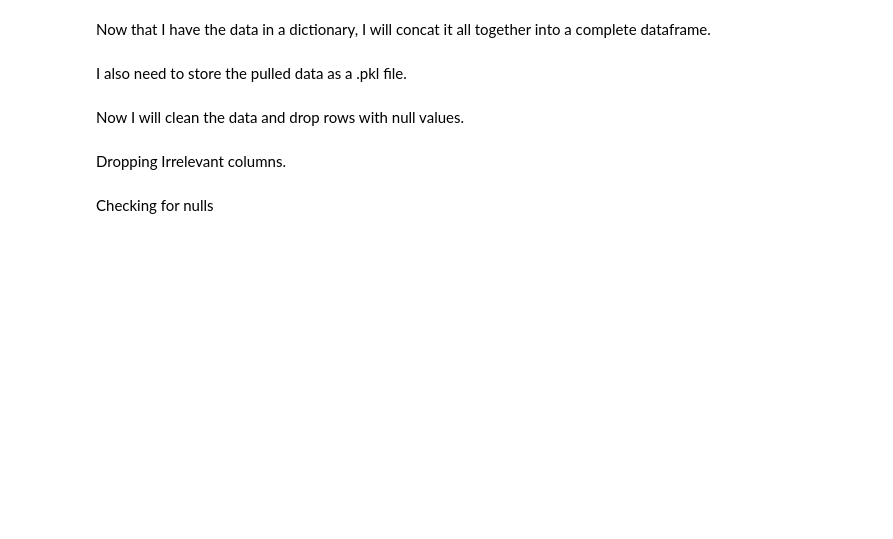
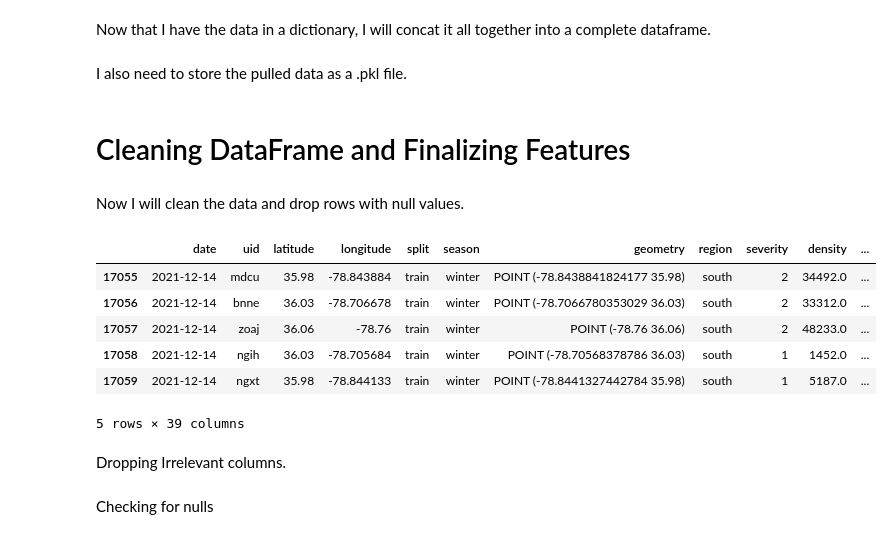
Before and after one commit to mduncan23/Predicting-Harmful-Algal-Blooms, a Jupyter notebook: best_notebook.ipynb, the cells around one changed output. Cells and saved outputs as stored; diff of their text form; code cells hidden in the pictures; blank space fills up the shorter version.

Commit message:
full data is pickled

```diff
--- a/best_notebook.ipynb
+++ b/best_notebook.ipynb
@@ -1536,9 +1579,19 @@ I also need to store the pulled data as a .pkl file.
+# %% [markdown]
+# Cleaning DataFrame and Finalizing Features
 # %% [markdown]
 Now I will clean the data and drop rows with null values.
 # %%
 # reseting the index
-first_pull_indexed = first_pull_df.reset_index().drop('index', axis=1)
-first_pull_indexed.tail()
+full_df_indexed = full_df.reset_index().drop('index', axis=1)
+full_df_indexed.tail()
+# %% [output]
+|  | date | uid | latitude | longitude | split | season | geometry | region | severity | density | ... |
+| 17055 | 2021-12-14 | mdcu | 35.98 | -78.843884 | train | winter | POINT (-78.8438841824177 35.98) | south | 2 | 34492.0 | ... |
+| 17056 | 2021-12-14 | bnne | 36.03 | -78.706678 | train | winter | POINT (-78.7066780353029 36.03) | south | 2 | 33312.0 | ... |
+| 17057 | 2021-12-14 | zoaj | 36.06 | -78.76 | train | winter | POINT (-78.76 36.06) | south | 2 | 48233.0 | ... |
+| 17058 | 2021-12-14 | ngih | 36.03 | -78.705684 | train | winter | POINT (-78.70568378786 36.03) | south | 1 | 1452.0 | ... |
+| 17059 | 2021-12-14 | ngxt | 35.98 | -78.844133 | train | winter | POINT (-78.8441327442784 35.98) | south | 1 | 5187.0 | ... |
+5 rows × 39 columns
 # %% [markdown]
 Dropping Irrelevant columns.
 # %%
```
Also changed, not shown: parts of 28 cells of this notebook.
